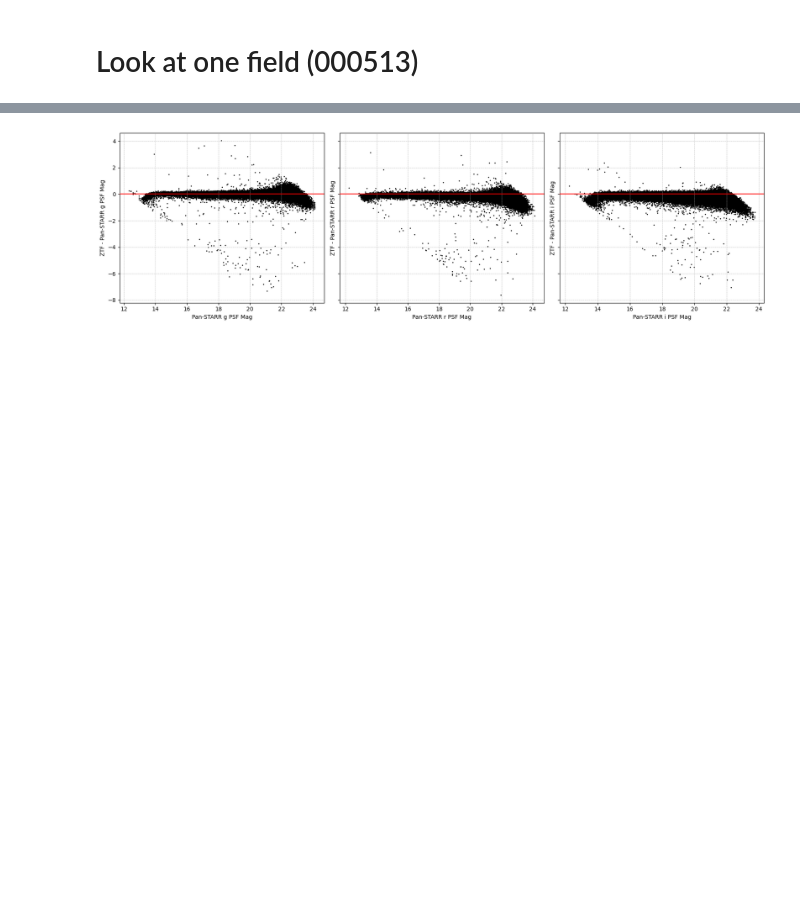
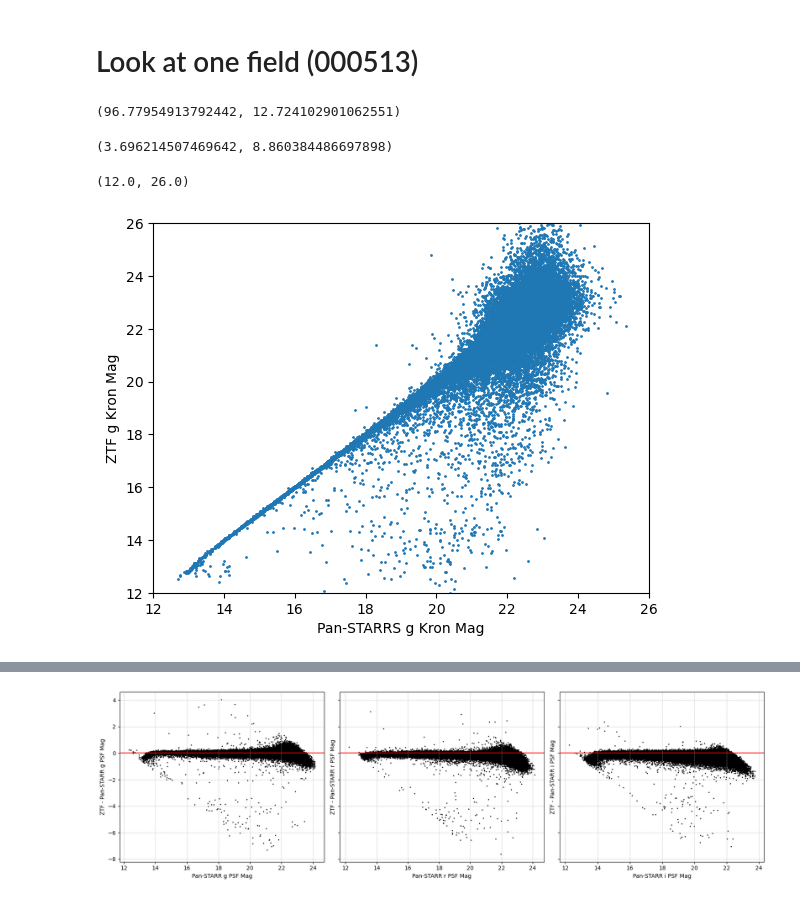
Before and after one commit to Adam-Boesky/long_transients, a Jupyter notebook: detect_transients.ipynb, the cells around one changed output, grey strips where cells are left out. Cells and saved outputs as stored; diff of their text form; code cells hidden in the pictures; blank space fills up the shorter version.

```diff
--- a/detect_transients.ipynb
+++ b/detect_transients.ipynb
@@ -84,6 +81,25 @@ def total_filter(original_tab: Table, band: str) -> Table:
     return tab
 # %% [markdown]
 # Look at one field (000513)
+# %%
+np.nanmean(g_tab['ra']), np.nanmean(g_tab['dec'])
+# %% [output]
+(96.77954913792442, 12.724102901062551)
+# %%
+np.nanmean(test['ra']), np.nanmean(test['dec'])
+# %% [output]
+(3.696214507469642, 8.860384486697898)
+# %%
+test = ascii.read('/Users/adamboesky/Research/long_transients/Data/catalog_results/field_results/000499_g.ecsv')
+# %%
+plt.scatter(test['PSTARR_gKronMag'], test['ZTF_gKronMag'], s=1)
+plt.xlabel('Pan-STARRS g Kron Mag')
+plt.ylabel('ZTF g Kron Mag')
+plt.xlim((12, 26))
+plt.ylim((12, 26))
+# %% [output]
+(12.0, 26.0)
+[figure, added]
 # %%
 g_tab = ascii.read('/Users/adamboesky/Research/long_transients/Data/catalog_results/field_results/000513_g.ecsv')
 r_tab = ascii.read('/Users/adamboesky/Research/long_transients/Data/catalog_results/field_results/000513_r.ecsv')
```
Also changed, not shown: parts of 24 cells of this notebook, 8 other files.
